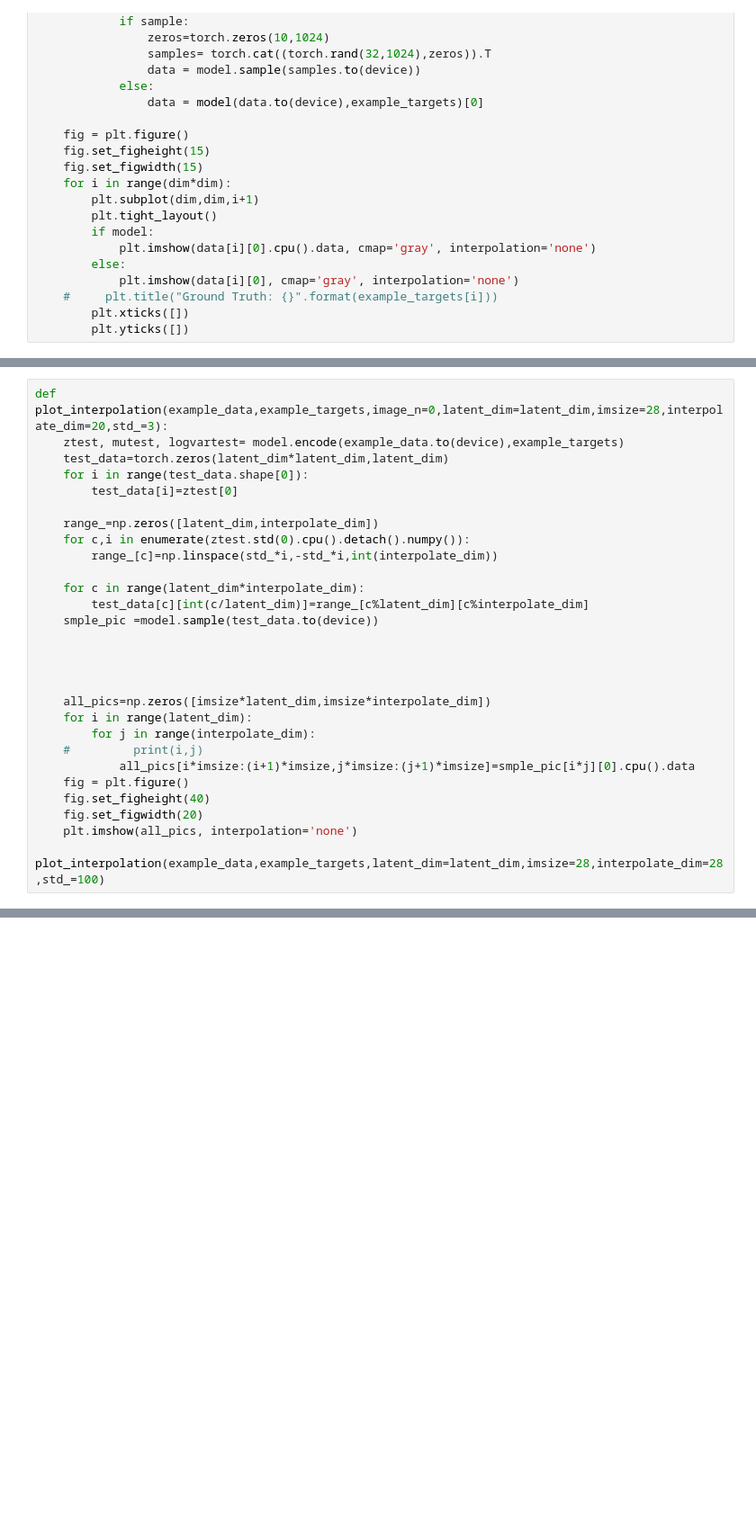
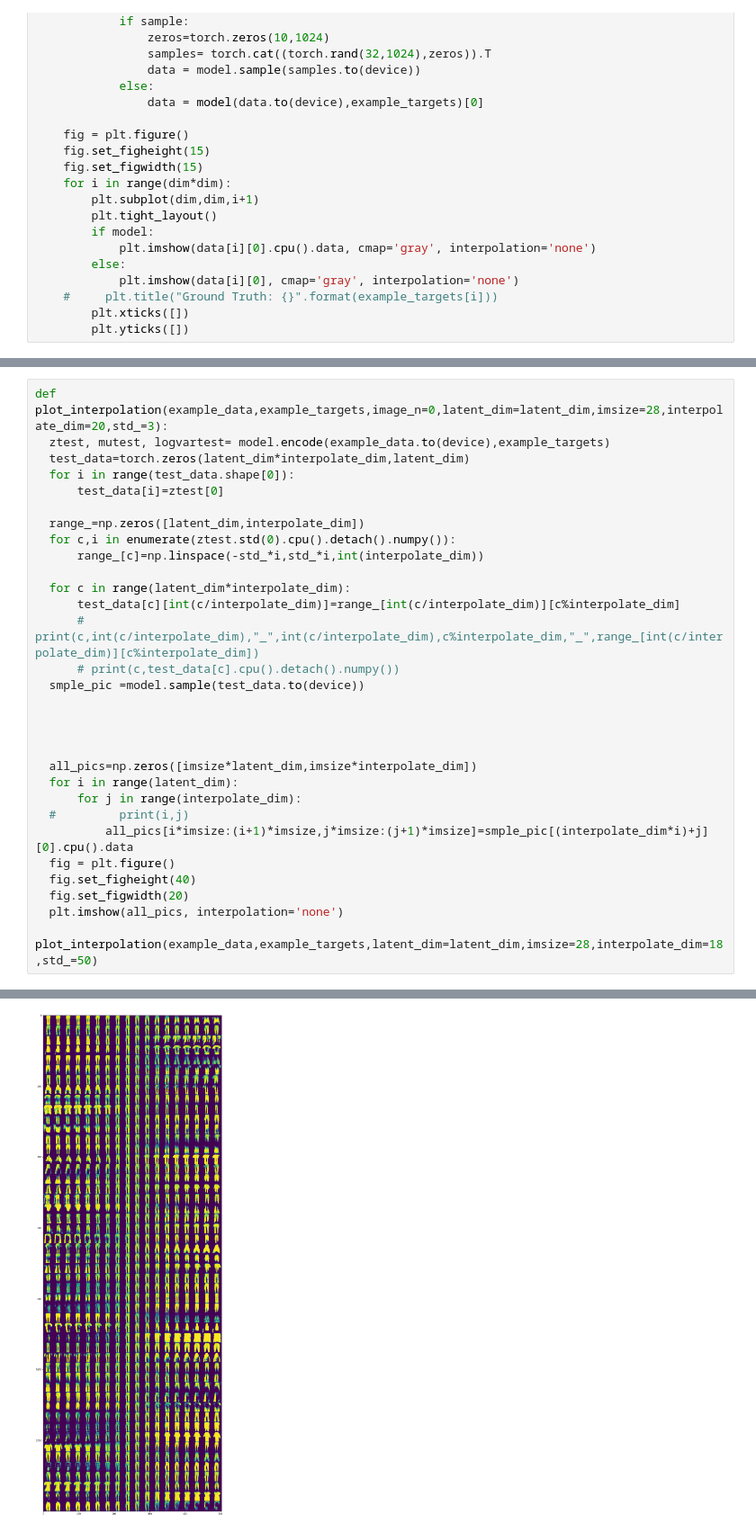
Before and after one commit to BenjaminEriksen95/VAEGen, a Jupyter notebook: VAE_Project-M1-Stef.ipynb, the cells around one changed output, grey strips where cells are left out. Shown at 90% size. Saved outputs shown, nothing was run; the diff lists cells and outputs as text; blank space fills up the shorter version.

```diff
--- a/VAE_Project-M1-Stef.ipynb
+++ b/VAE_Project-M1-Stef.ipynb
@@ -429,30 +447,32 @@ tensor([ 3.3924, -2.1984, -1.6015,  0.7256, -0.5928, -5.2647, -0.4475,  0.0322,
 # %%
 def plot_interpolation(example_data,example_targets,image_n=0,latent_dim=latent_dim,imsize=28,interpolate_dim=20,std_=3):
-    ztest, mutest, logvartest= model.encode(example_data.to(device),example_targets)
-    test_data=torch.zeros(latent_dim*latent_dim,latent_dim)
-    for i in range(test_data.shape[0]):
-        test_data[i]=ztest[0]
+  ztest, mutest, logvartest= model.encode(example_data.to(device),example_targets)
+  test_data=torch.zeros(latent_dim*interpolate_dim,latent_dim)
+  for i in range(test_data.shape[0]):
+      test_data[i]=ztest[0]
 
-    range_=np.zeros([latent_dim,interpolate_dim])
-    for c,i in enumerate(ztest.std(0).cpu().detach().numpy()):
-        range_[c]=np.linspace(std_*i,-std_*i,int(interpolate_dim))
+  range_=np.zeros([latent_dim,interpolate_dim])
+  for c,i in enumerate(ztest.std(0).cpu().detach().numpy()):
+      range_[c]=np.linspace(-std_*i,std_*i,int(interpolate_dim))
 
-    for c in range(latent_dim*interpolate_dim):
-        test_data[c][int(c/latent_dim)]=range_[c%latent_dim][c%interpolate_dim]
-    smple_pic =model.sample(test_data.to(device))
+  for c in range(latent_dim*interpolate_dim):
+      test_data[c][int(c/interpolate_dim)]=range_[int(c/interpolate_dim)][c%interpolate_dim]
+      # print(c,int(c/interpolate_dim),"_",int(c/interpolate_dim),c%interpolate_dim,"_",range_[int(c/interpolate_dim)][c%interpolate_dim])
+      # print(c,test_data[c].cpu().detach().numpy())
+  smple_pic =model.sample(test_data.to(device))
 
 
 
 
-    all_pics=np.zeros([imsize*latent_dim,imsize*interpolate_dim])
-    for i in range(latent_dim):
-        for j in range(interpolate_dim):
-    #         print(i,j)
-            all_pics[i*imsize:(i+1)*imsize,j*imsize:(j+1)*imsize]=smple_pic[i*j][0].cpu().data
-    fig = plt.figure()
-    fig.set_figheight(40)
-    fig.set_figwidth(20)
-    plt.imshow(all_pics, interpolation='none')
+  all_pics=np.zeros([imsize*latent_dim,imsize*interpolate_dim])
+  for i in range(latent_dim):
+      for j in range(interpolate_dim):
+  #         print(i,j)
+          all_pics[i*imsize:(i+1)*imsize,j*imsize:(j+1)*imsize]=smple_pic[(interpolate_dim*i)+j][0].cpu().data
+  fig = plt.figure()
+  fig.set_figheight(40)
+  fig.set_figwidth(20)
+  plt.imshow(all_pics, interpolation='none')
 
-plot_interpolation(example_data,example_targets,latent_dim=latent_dim,imsize=28,interpolate_dim=28,std_=100)
+plot_interpolation(example_data,example_targets,latent_dim=latent_dim,imsize=28,interpolate_dim=18,std_=50)
 # %% [output]
@@ -459,0 +479 @@ IndexError: index 625 is out of bounds for dimension 0 with size 625
+[figure, added]
```
Also changed, not shown: parts of 14 cells of this notebook.
